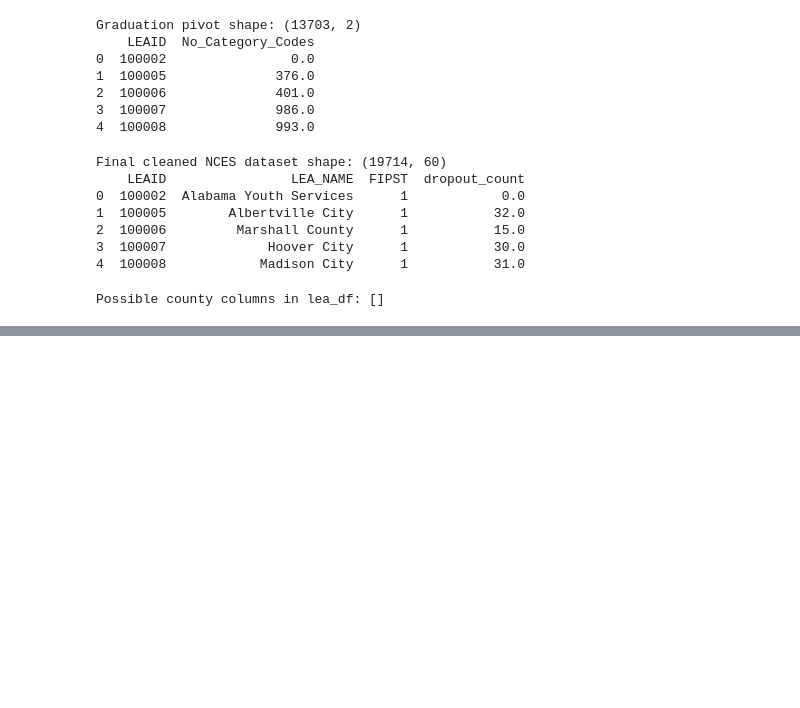
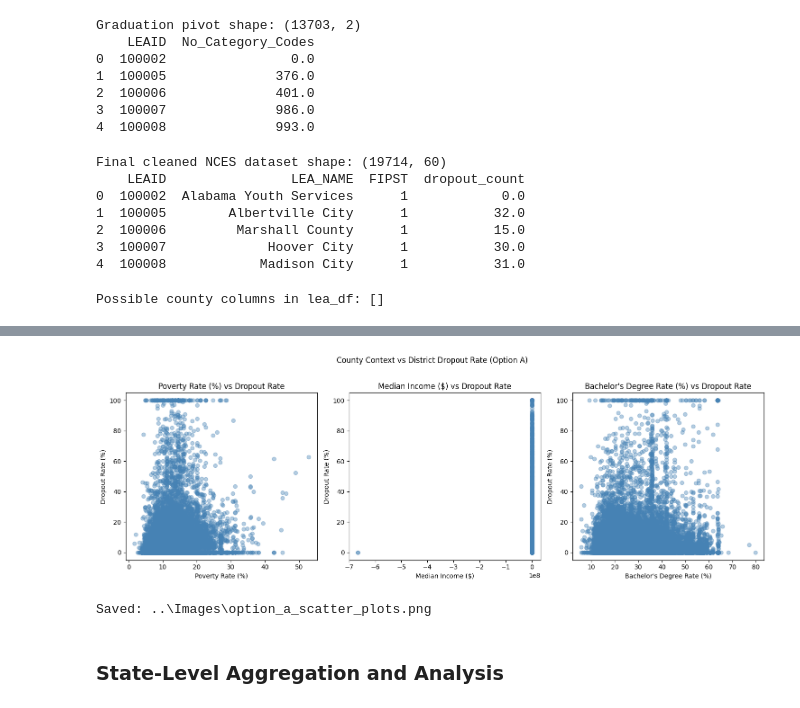
Before and after one commit to coolingj-gvsu/CIS635-Final-Project, a Jupyter notebook: Code/CIS635_Project.ipynb, the cells around one changed output, grey strips where cells are left out. Drawn from its saved outputs; the diff is of its cells as text; code cells hidden in the pictures; blank space fills up the shorter version.

```diff
--- a/Code/CIS635_Project.ipynb
+++ b/Code/CIS635_Project.ipynb
@@ -622,0 +720,31 @@ Saved: ..\Images\scatter_plots.png
+# %%
+# ---------- 28A) Option A scatter plots ----------
+if edge_available:
+    fig, axes = plt.subplots(1, 3, figsize=(15, 5))
+
+    pairs = [
+        ("poverty_rate", "Poverty Rate (%)"),
+        ("median_income", "Median Income ($)"),
+        ("bachelor_plus_rate", "Bachelor's Degree Rate (%)"),
+    ]
+
+    for ax, (col, label) in zip(axes, pairs):
+        ax.scatter(final_df_clean[col], final_df_clean["dropout_rate"], alpha=0.4, color="steelblue")
+        ax.set_xlabel(label)
+        ax.set_ylabel("Dropout Rate (%)")
+        ax.set_title(f"{label} vs Dropout Rate")
+
+    plt.suptitle("County Context vs District Dropout Rate (Option A)", y=1.02)
+    plt.tight_layout()
+
+    output_path = os.path.join("..", "Images", "option_a_scatter_plots.png")
+    plt.savefig(output_path, dpi=150)
+    plt.show()
+    print(f"Saved: {output_path}")
+else:
+    print("Skipping Option A scatter plots because EDGE data is unavailable.")
+# %% [output]
+[figure, added]
+Saved: ..\Images\option_a_scatter_plots.png
+# %% [markdown]
+### State-Level Aggregation and Analysis
```
Also changed, not shown: parts of 45 cells of this notebook, 6 other files.
